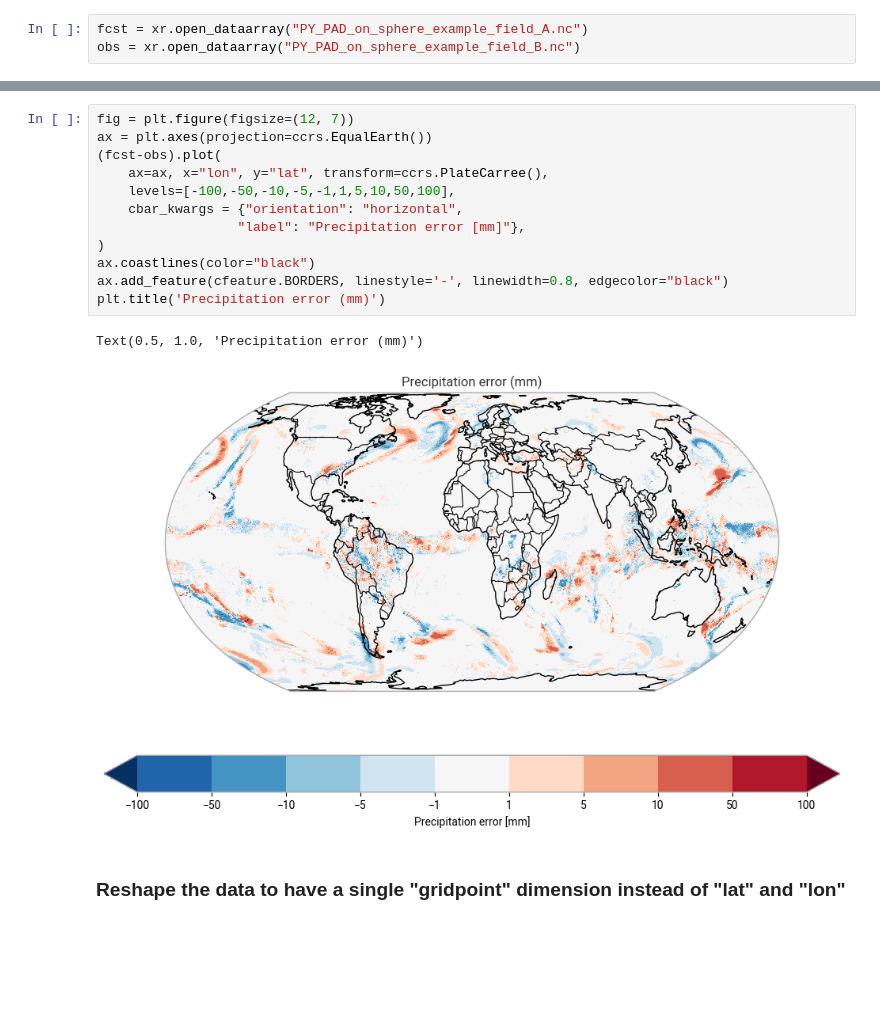
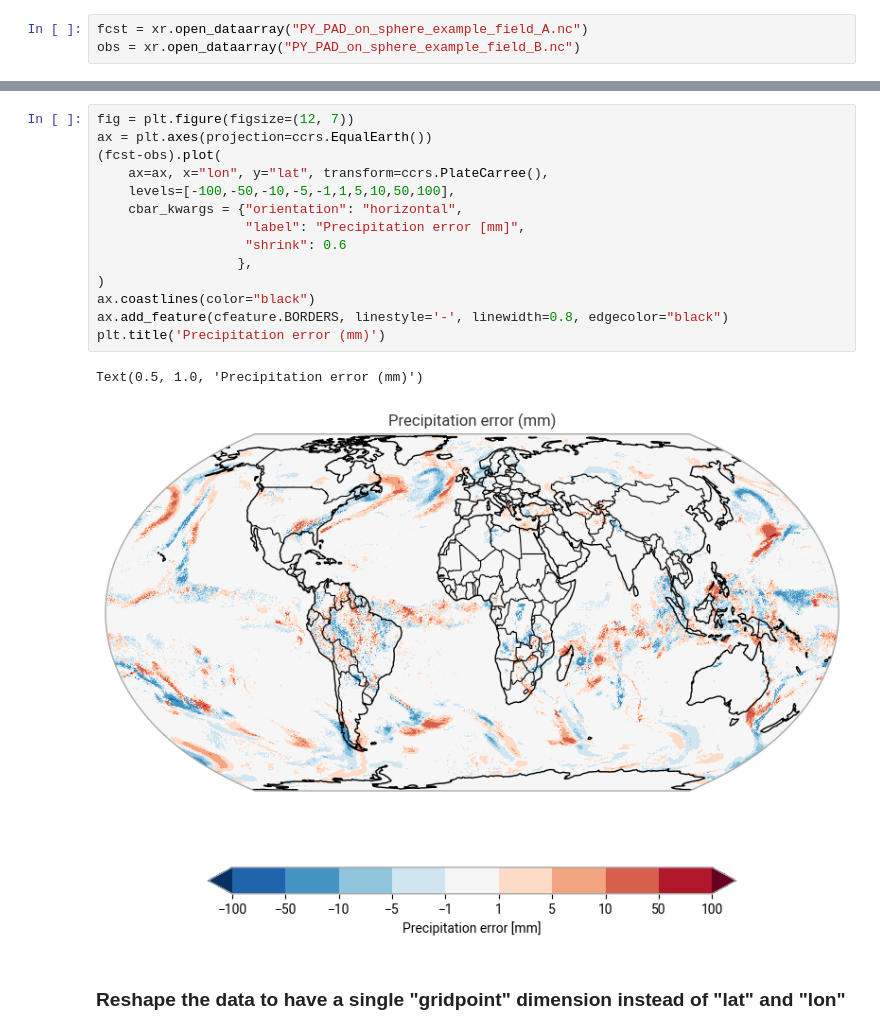
Before and after one commit to skokg/PAD_on_Sphere, a Jupyter notebook: example_PAD_on_sphere_on_xarrays.ipynb, the cells around one changed output, grey strips where cells are left out. Cells and saved outputs as stored; diff of their text form; blank space fills up the shorter version.

```diff
--- a/example_PAD_on_sphere_on_xarrays.ipynb
+++ b/example_PAD_on_sphere_on_xarrays.ipynb
@@ -31,18 +36,20 @@ Text(0.5, 1.0, 'Observed precipitation (mm)')
 # %%
 fig = plt.figure(figsize=(12, 7))
 ax = plt.axes(projection=ccrs.EqualEarth())
 (fcst-obs).plot(
     ax=ax, x="lon", y="lat", transform=ccrs.PlateCarree(),
     levels=[-100,-50,-10,-5,-1,1,5,10,50,100],
     cbar_kwargs = {"orientation": "horizontal",
-                  "label": "Precipitation error [mm]"},
+                   "label": "Precipitation error [mm]",
+                   "shrink": 0.6
+                  },
 )
 ax.coastlines(color="black")
 ax.add_feature(cfeature.BORDERS, linestyle='-', linewidth=0.8, edgecolor="black")
 plt.title('Precipitation error (mm)')
 # %% [output]
 Text(0.5, 1.0, 'Precipitation error (mm)')
-[figure, old version]
+[figure, new version]
 # %% [markdown]
 ### Reshape the data to have a single "gridpoint" dimension instead of "lat" and "lon"
 # %%
```
Also changed, not shown: parts of 36 cells of this notebook.
